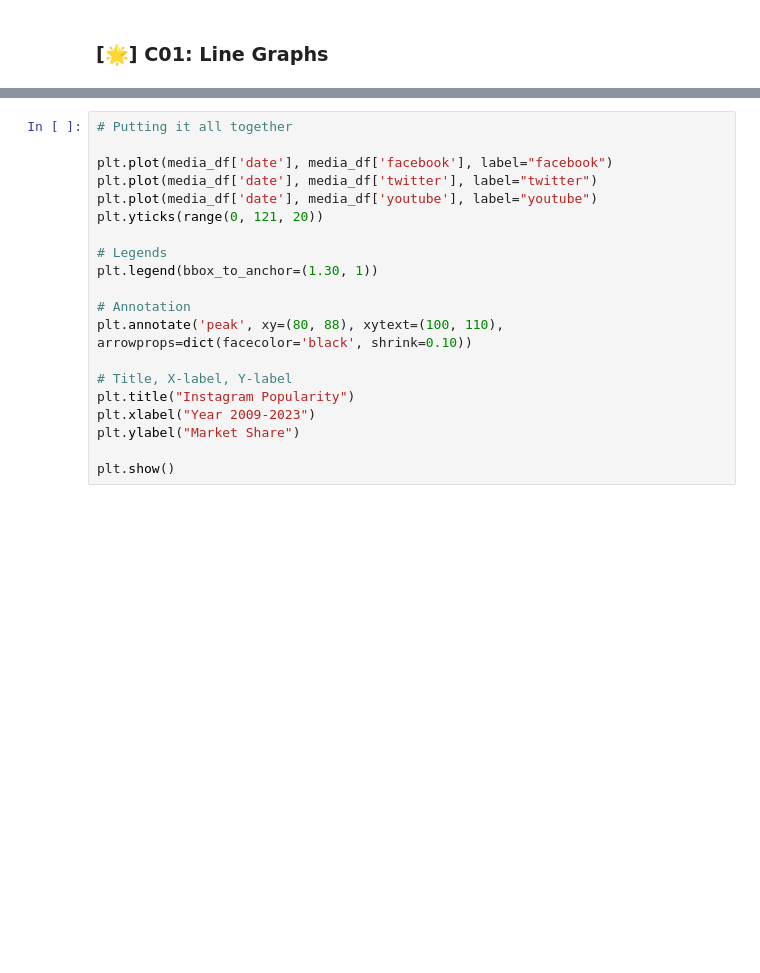
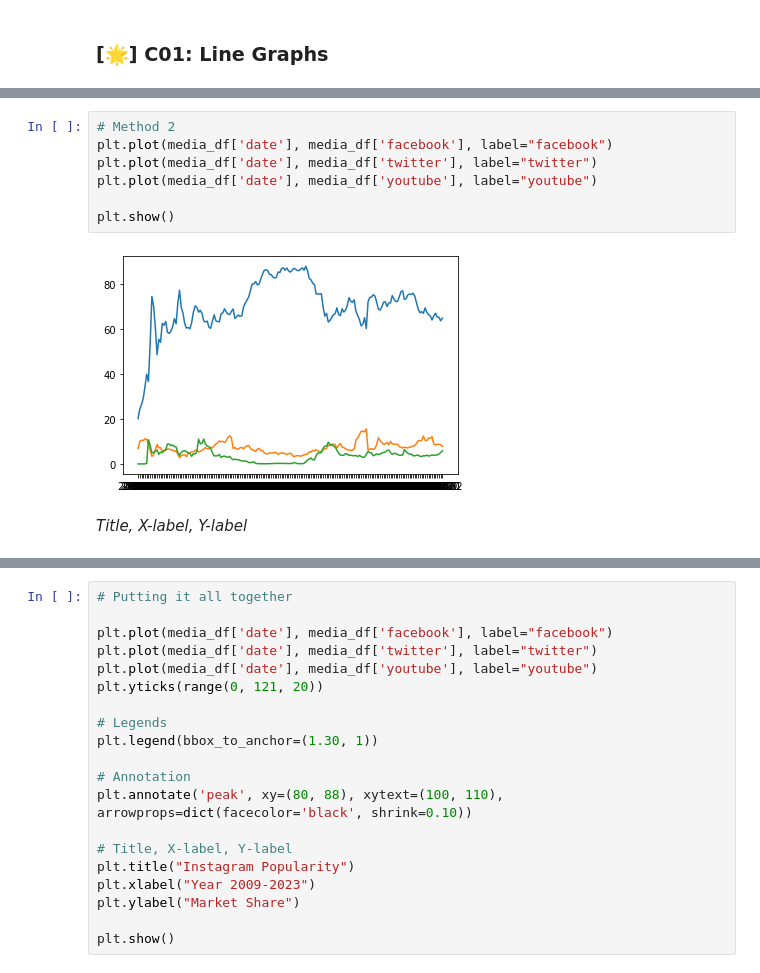
Before and after one commit to Harry-cheong/intro-matplotlib-seaborn, a Jupyter notebook: S1-Matplotlib/matplotlib.ipynb, the cells around one changed output, grey strips where cells are left out. Drawn from its saved outputs; the diff is of its cells as text; blank space fills up the shorter version.

```diff
--- a/S1-Matplotlib/matplotlib.ipynb
+++ b/S1-Matplotlib/matplotlib.ipynb
@@ -99,3 +102,14 @@ plt.show()
+# %%
+# Method 2
+plt.plot(media_df['date'], media_df['facebook'], label="facebook")
+plt.plot(media_df['date'], media_df['twitter'], label="twitter")
+plt.plot(media_df['date'], media_df['youtube'], label="youtube")
+
+plt.show()
+# %% [output]
+[figure, added]
+# %% [markdown]
+*Title, X-label, Y-label*
 # %%
 # Setting title, xlabel and y-label
 plt.plot(media_df['date'], media_df['facebook'])
```
Also changed, not shown: parts of 17 cells of this notebook.
